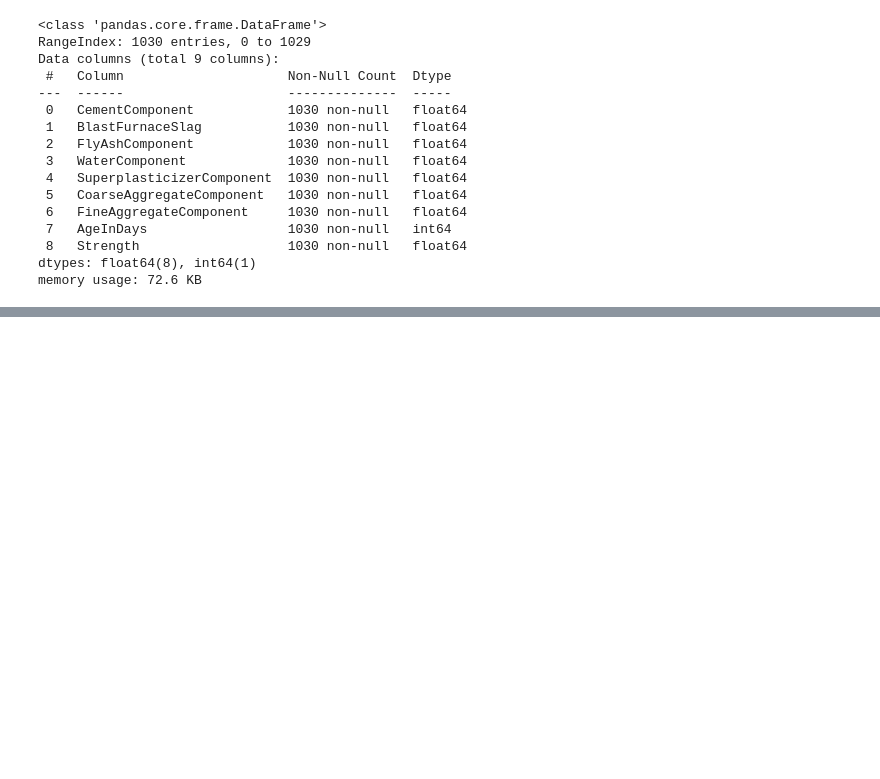
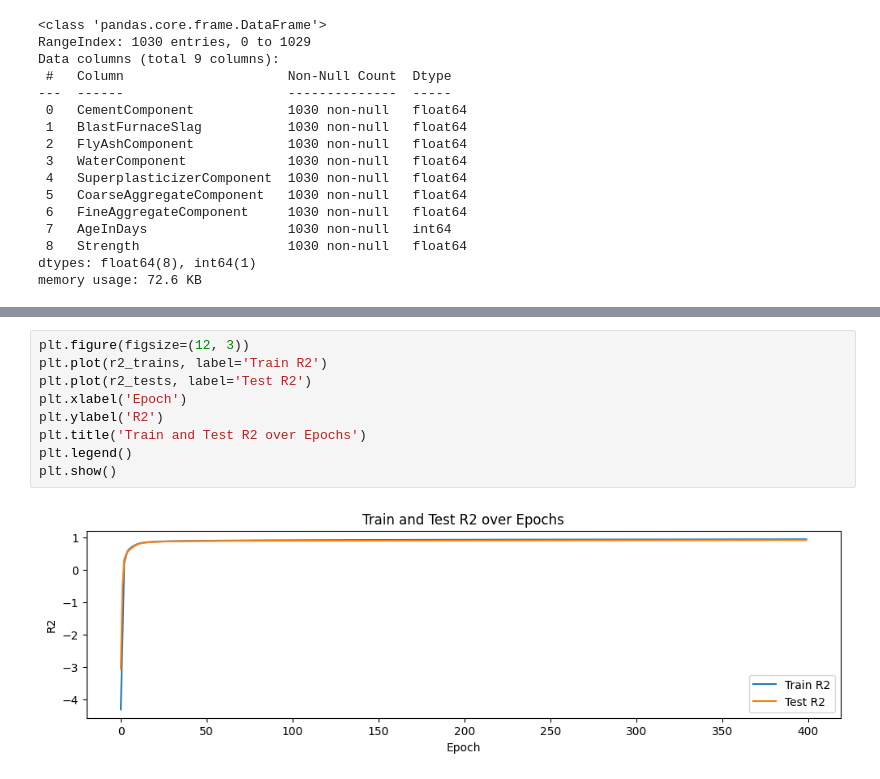
Before and after one commit to novokhatskyi/Deep_learning, a Jupyter notebook: topic_3_4/HW4/dz_topic_4_Oleksandr_N.ipynb, the cells around one changed output, grey strips where cells are left out. Cells and saved outputs as stored; diff of their text form; blank space fills up the shorter version.

```diff
--- a/topic_3_4/HW4/dz_topic_4_Oleksandr_N.ipynb
+++ b/topic_3_4/HW4/dz_topic_4_Oleksandr_N.ipynb
@@ -47,0 +352,11 @@ memory usage: 72.6 KB
+# %%
+plt.figure(figsize=(12, 3))
+plt.plot(r2_trains, label='Train R2')
+plt.plot(r2_tests, label='Test R2')
+plt.xlabel('Epoch')
+plt.ylabel('R2')
+plt.title('Train and Test R2 over Epochs')
+plt.legend()
+plt.show()
+# %% [output]
+[figure, added]
```
Also changed, not shown: parts of 23 cells of this notebook, 3 other files.
